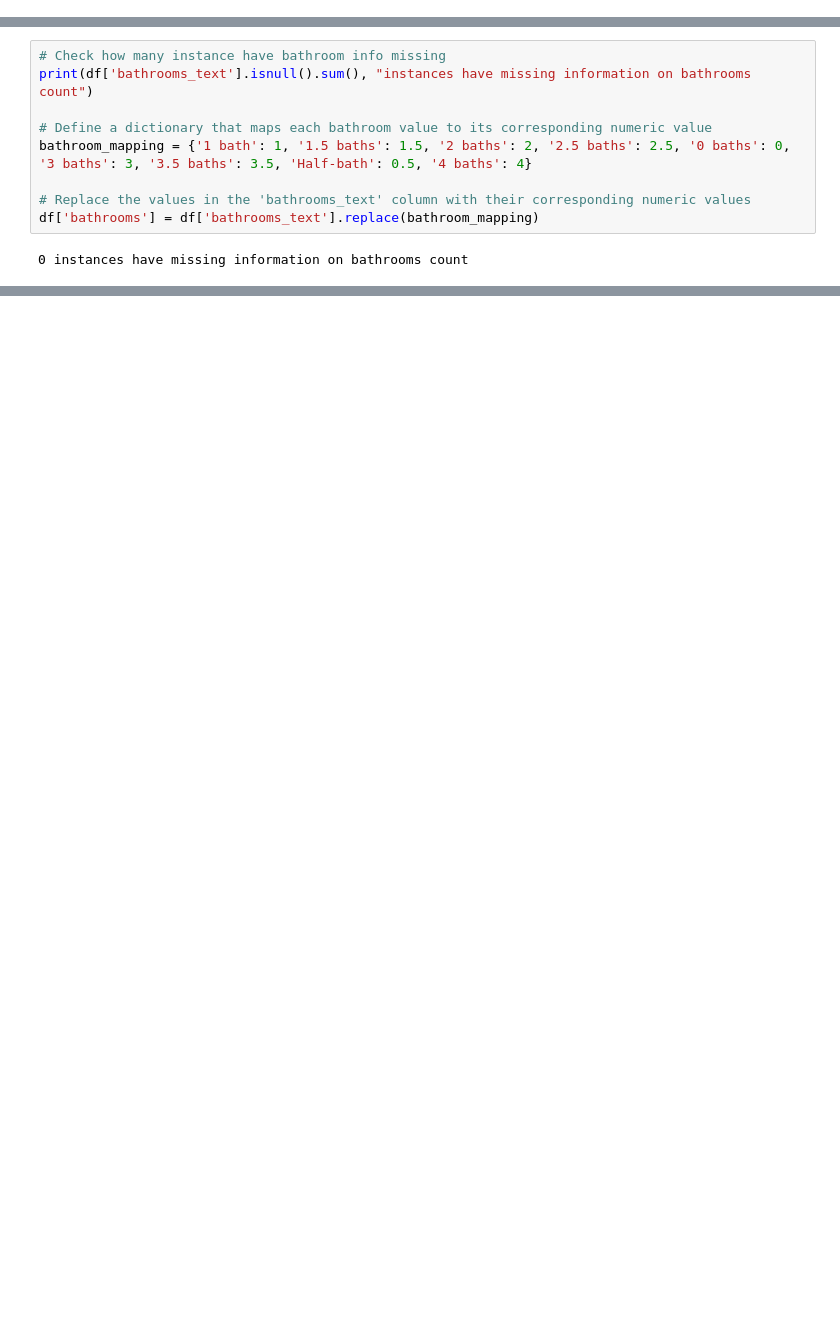
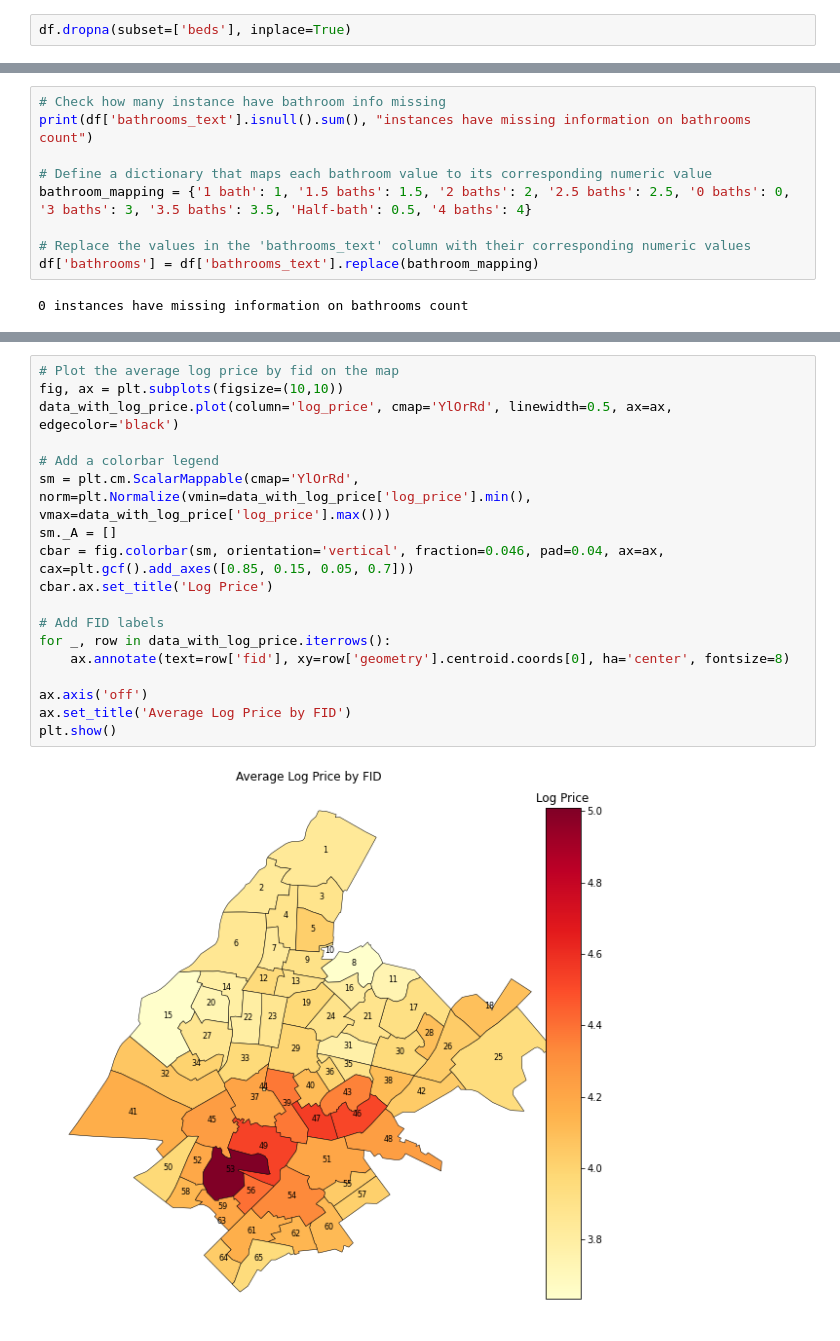
Before and after one commit to malikiscoding/prediction-with-ml, a Jupyter notebook: ps2/ps2.ipynb, the cells around one changed output, grey strips where cells are left out. Drawn from its saved outputs; the diff is of its cells as text; blank space fills up the shorter version.

```diff
--- a/ps2/ps2.ipynb
+++ b/ps2/ps2.ipynb
@@ -147,6 +171,8 @@ na_share[na_share>0].sort_values(ascending=True).plot.barh(title = 'Share of the
 plt.tight_layout()
 # %% [output]
 [figure]
+# %%
+df.dropna(subset=['beds'], inplace=True)
 # %%
 na_share[na_share>0].sort_values(ascending=False)
 # %% [output]
@@ -439,0 +890,20 @@ amenities_count[amenities_count['count'] > 182].shape[0]
+# %%
+# Plot the average log price by fid on the map
+fig, ax = plt.subplots(figsize=(10,10))
+data_with_log_price.plot(column='log_price', cmap='YlOrRd', linewidth=0.5, ax=ax, edgecolor='black')
+
+# Add a colorbar legend
+sm = plt.cm.ScalarMappable(cmap='YlOrRd', norm=plt.Normalize(vmin=data_with_log_price['log_price'].min(), vmax=data_with_log_price['log_price'].max()))
+sm._A = []
+cbar = fig.colorbar(sm, orientation='vertical', fraction=0.046, pad=0.04, ax=ax, cax=plt.gcf().add_axes([0.85, 0.15, 0.05, 0.7]))
+cbar.ax.set_title('Log Price')
+
+# Add FID labels
+for _, row in data_with_log_price.iterrows():
+    ax.annotate(text=row['fid'], xy=row['geometry'].centroid.coords[0], ha='center', fontsize=8)
+
+ax.axis('off')
+ax.set_title('Average Log Price by FID')
+plt.show()
+# %% [output]
+[figure, added]
```
Also changed, not shown: parts of 53 cells of this notebook.
